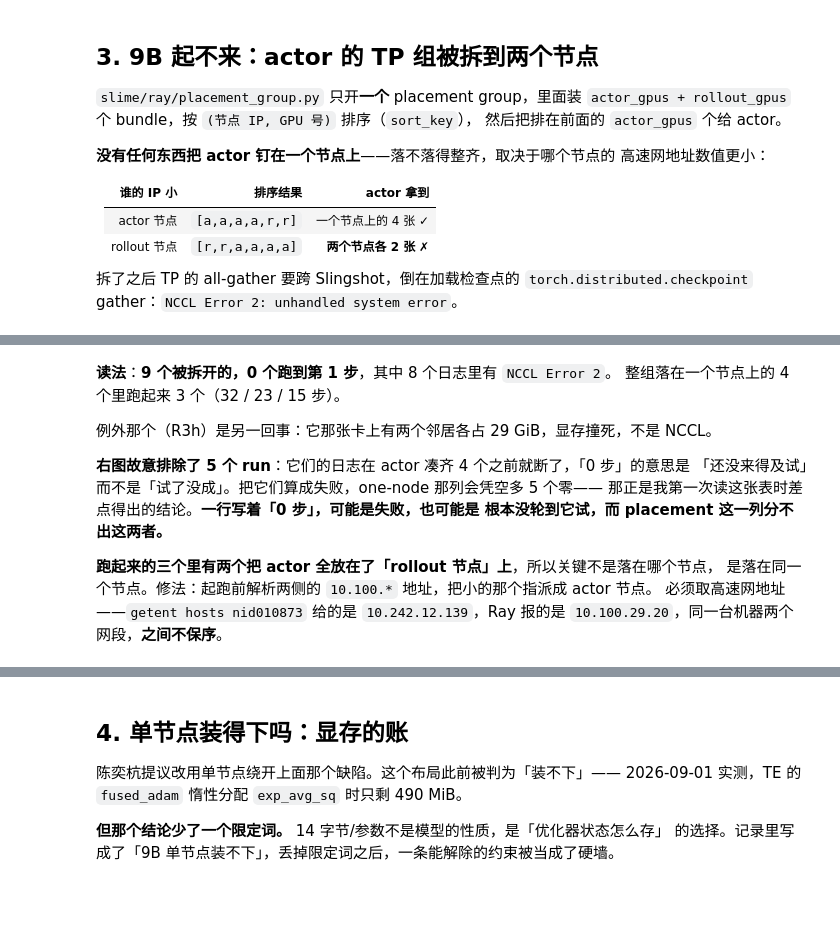
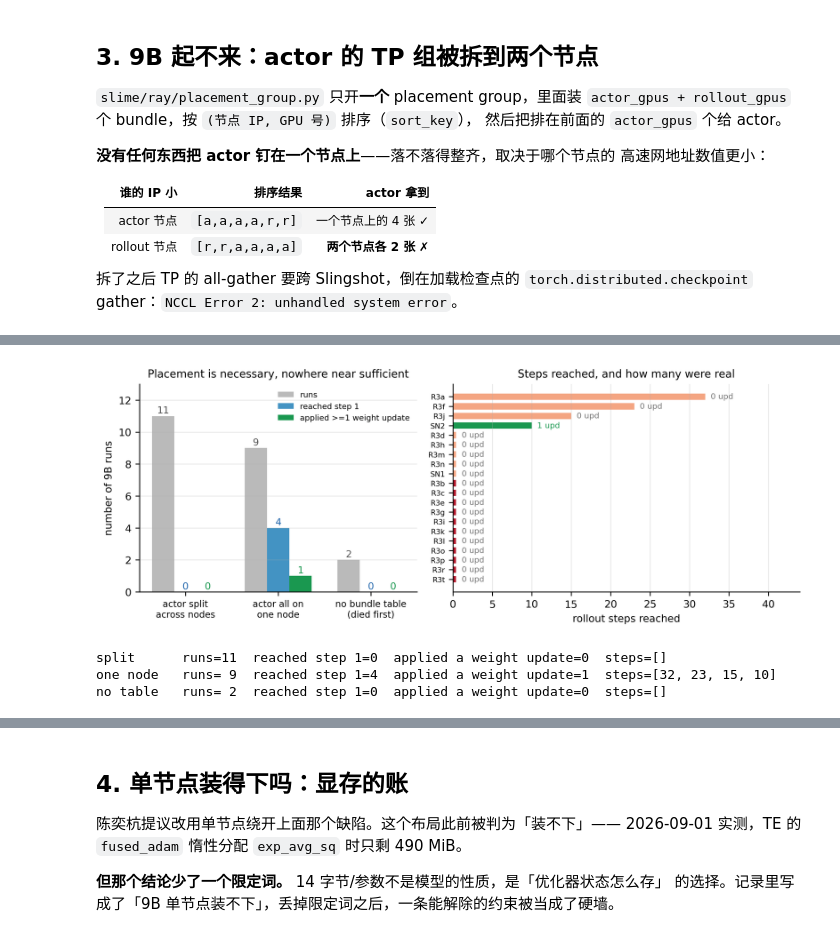
Before and after one commit to KangOxford/Large-Discovery-Models, a Jupyter notebook: rl/slime_launch/rl_analysis.ipynb, the cells around one changed output, grey strips where cells are left out. Drawn from its saved outputs; the diff is of its cells as text; code cells hidden in the pictures; blank space fills up the shorter version.

```diff
--- a/rl/slime_launch/rl_analysis.ipynb
+++ b/rl/slime_launch/rl_analysis.ipynb
@@ -315,15 +280,42 @@ plt.tight_layout(); plt.show()
-# %% [markdown]
-**读法**：**9 个被拆开的，0 个跑到第 1 步**，其中 8 个日志里有 `NCCL Error 2`。
-整组落在一个节点上的 4 个里跑起来 3 个（32 / 23 / 15 步）。
-
-例外那个（R3h）是另一回事：它那张卡上有两个邻居各占 29 GiB，显存撞死，不是 NCCL。
-
-**右图故意排除了 5 个 run**：它们的日志在 actor 凑齐 4 个之前就断了，「0 步」的意思是
-「还没来得及试」而不是「试了没成」。把它们算成失败，one-node 那列会凭空多 5 个零——
-那正是我第一次读这张表时差点得出的结论。**一行写着「0 步」，可能是失败，也可能是
-根本没轮到它试，而 placement 这一列分不出这两者。**
-
-**跑起来的三个里有两个把 actor 全放在了「rollout 节点」上**，所以关键不是落在哪个节点，
-是落在同一个节点。修法：起跑前解析两侧的 `10.100.*` 地址，把小的那个指派成 actor 节点。
-必须取高速网地址——`getent hosts nid010873` 给的是 `10.242.12.139`，Ray 报的是
-`10.100.29.20`，同一台机器两个网段，**之间不保序**。
+# %%
+pl = load("nine_b_placement.json"); S = pl["summary"]
+order = ["split", "one node", "no table"]
+lab = {"split":"actor split\nacross nodes", "one node":"actor all on\none node",
+       "no table":"no bundle table\n(died first)"}
+fig, axes = plt.subplots(1, 2, figsize=(8.8, 3.4), gridspec_kw={"width_ratios":[1,1.25]})
+ax = axes[0]
+x = np.arange(len(order))
+ax.bar(x-.24, [S[k]["runs"] for k in order], .24, color="#bbbbbb", label="runs")
+ax.bar(x,     [S[k]["reached_step1"] for k in order], .24, color="#4393c3", label="reached step 1")
+ax.bar(x+.24, [S[k]["any_weight_update"] for k in order], .24, color="#1a9850",
+       label="applied >=1 weight update")
+for i,k in enumerate(order):
+    for off,v,c in ((-.24,S[k]["runs"],"#555555"), (0,S[k]["reached_step1"],"#2166ac"),
+                    (.24,S[k]["any_weight_update"],"#1a9850")):
+        ax.text(i+off, v+.18, str(v), ha="center", fontsize=8.5, color=c)
+ax.set_xticks(x); ax.set_xticklabels([lab[k] for k in order], fontsize=8)
+ax.set_ylabel("number of 9B runs"); ax.set_ylim(0, 13)
+ax.set_title("Placement is necessary, nowhere near sufficient", fontsize=9.5)
+ax.legend(frameon=False, fontsize=7); ax.grid(axis="x", alpha=0)
+ax = axes[1]
+runs = [r for r in pl["runs"] if r["verdict"] != "no table"]
+runs.sort(key=lambda r: (r["verdict"], -r["steps"]))
+y = np.arange(len(runs))
+for i, r in enumerate(runs):
+    c = "#1a9850" if r["updates"] > 0 else ("#b2182b" if r["verdict"]=="split" else "#f4a582")
+    ax.barh(i, max(r["steps"], .4), color=c, height=.66)
+    ax.text(max(r["steps"], .4)+.7, i, f'{r["updates"]} upd', va="center", fontsize=7,
+            color="#1a9850" if r["updates"] else "#777777")
+ax.set_yticks(y); ax.set_yticklabels([r["run"] for r in runs], fontsize=6.5)
+ax.invert_yaxis(); ax.set_xlabel("rollout steps reached"); ax.set_xlim(0, 44)
+ax.set_title("Steps reached, and how many were real", fontsize=9.5)
+ax.grid(axis="y", alpha=0)
+plt.tight_layout(); plt.show()
+for k in order:
+    print(f'{k:10} runs={S[k]["runs"]:2d}  reached step 1={S[k]["reached_step1"]}  '
+          f'applied a weight update={S[k]["any_weight_update"]}  steps={S[k]["steps"]}')
+# %% [output]
+[figure, added]
+split      runs=11  reached step 1=0  applied a weight update=0  steps=[]
+one node   runs= 9  reached step 1=4  applied a weight update=1  steps=[32, 23, 15, 10]
+no table   runs= 2  reached step 1=0  applied a weight update=0  steps=[]
```
Also changed, not shown: parts of 3 cells of this notebook, 1 other file.
